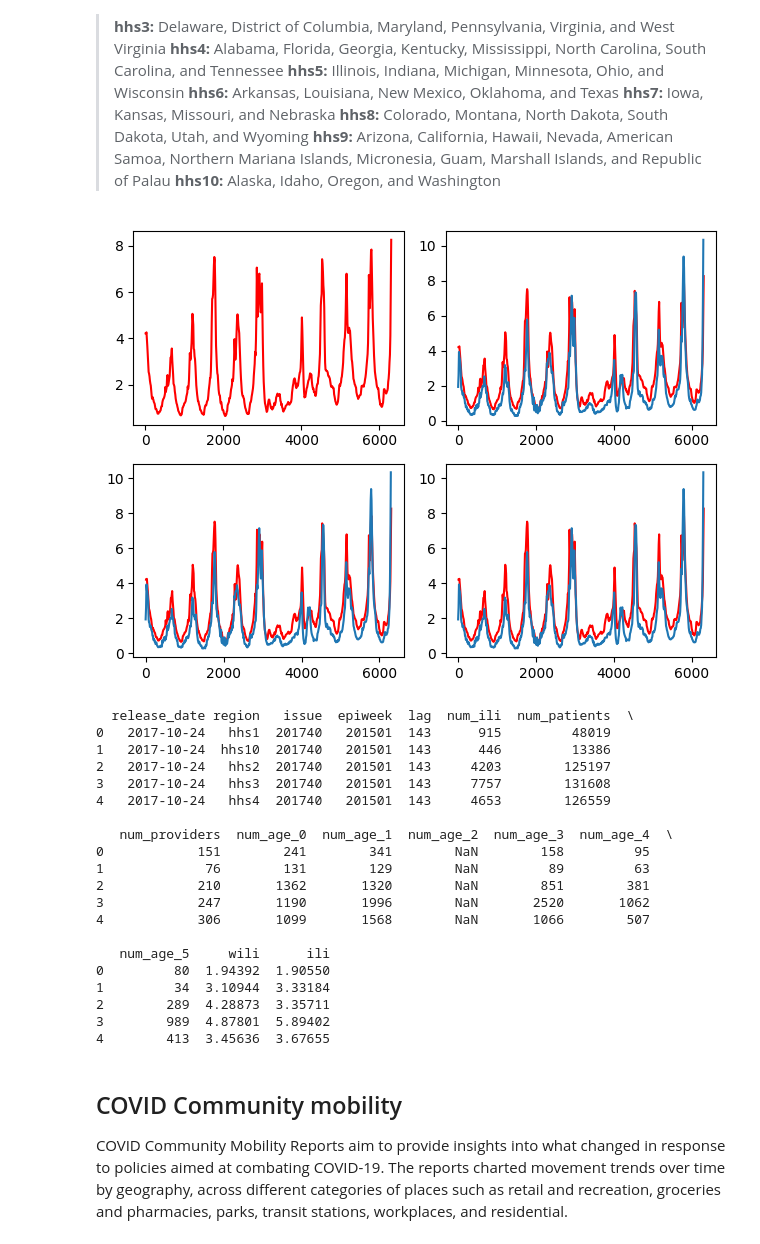
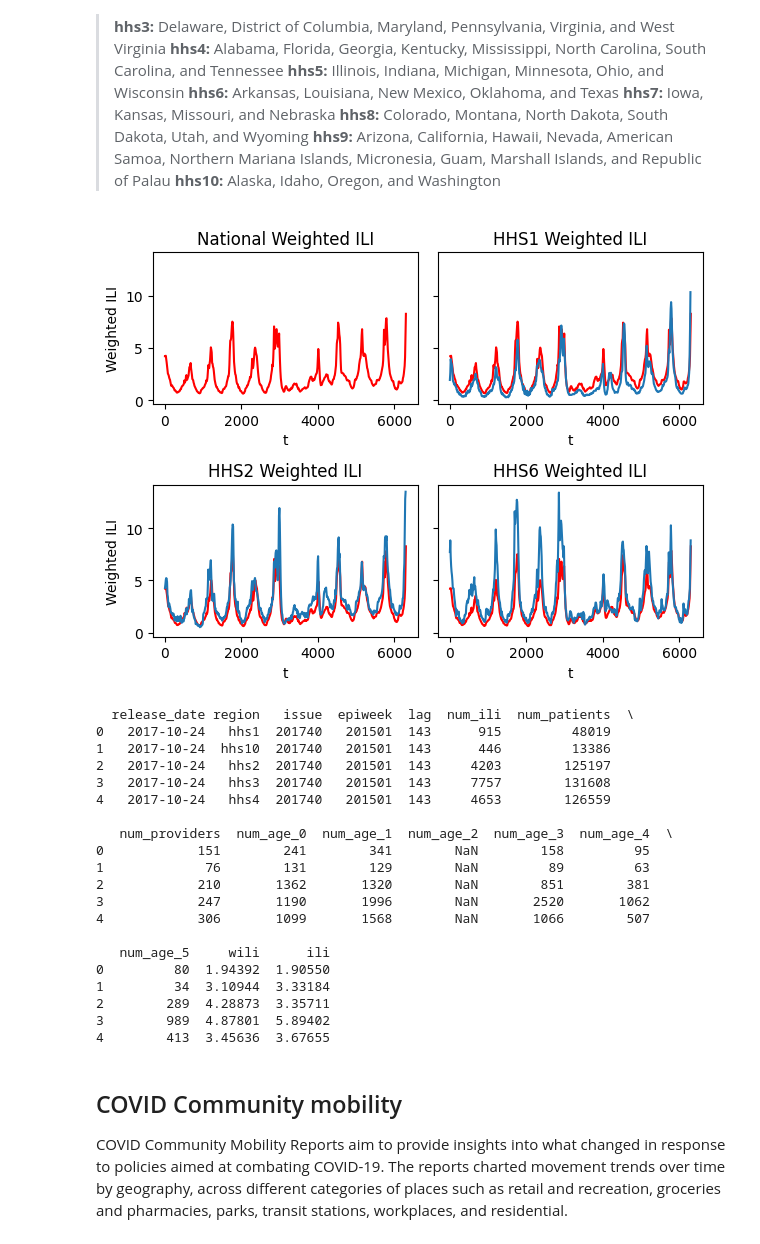
Before and after one commit to computationalUncertaintyLab/TSID, a Jupyter notebook: ch1.ipynb, the cells around one changed output. Cells and saved outputs as stored; diff of their text form; code cells hidden in the pictures.

```diff
--- a/ch1.ipynb
+++ b/ch1.ipynb
@@ -114,38 +114,48 @@ d = pd.read_csv("./data/ili_data.csv")  #<--using pandas to import a datset
 #--plot ILI for all states in HHS3
 #--plot ILI for all states in HHS6
 
-fig, axs = plt.subplots( 2,2  )  #<--This begins a figure and axes object.
+fig, axs = plt.subplots( 2,2, sharey =True  )  #<--This begins a figure and axes object.
 
 d_nat = d.loc[ d.region == "nat" ]
 d_hhs1 = d.loc[ d.region == "hhs1" ]
 d_hhs2 = d.loc[ d.region == "hhs2" ]
-d_hhs9 = d.loc[ d.region == "hhs9" ]
+d_hhs6 = d.loc[ d.region == "hhs6" ]
 
 
 axs[0,0].plot(d_nat["wili"], color = "Red")           #<--This does
+axs[0,0].set_title("National Weighted ILI")
+axs[0,0].set_xlabel("t")
+axs[0,0].set_ylabel("Weighted ILI")
 
 axs[0,1].plot(d_nat["wili"], color = "Red")
 axs[0,1].plot(d_hhs1["wili"])
+axs[0,1].set_title("HHS1 Weighted ILI")
+axs[0,1].set_xlabel("t")
 
 axs[1,0].plot(d_nat["wili"], color = "Red")
-axs[1,0].plot(d_hhs1["wili"])
+axs[1,0].plot(d_hhs2["wili"])
+axs[1,0].set_title("HHS2 Weighted ILI")
+axs[1,0].set_xlabel("t")
+axs[1,0].set_ylabel("Weighted ILI")
 
 axs[1,1].plot(d_nat["wili"],color = "Red")
-axs[1,1].plot(d_hhs1["wili"])
+axs[1,1].plot(d_hhs6["wili"])
+axs[1,1].set_title("HHS6 Weighted ILI")
+axs[1,1].set_xlabel("t")
 
 plt.tight_layout()
 plt.show()
 
 
 
 
 # plot time series for two state
 #x is weeks
 #y is percent ili (column_name = wILI)
 
 print(d.head())
 # %% [output]
-[figure, old version]
+[figure, new version]
   release_date region   issue  epiweek  lag  num_ili  num_patients  \
 0   2017-10-24   hhs1  201740   201501  143      915         48019
 1   2017-10-24  hhs10  201740   201501  143      446         13386
```
